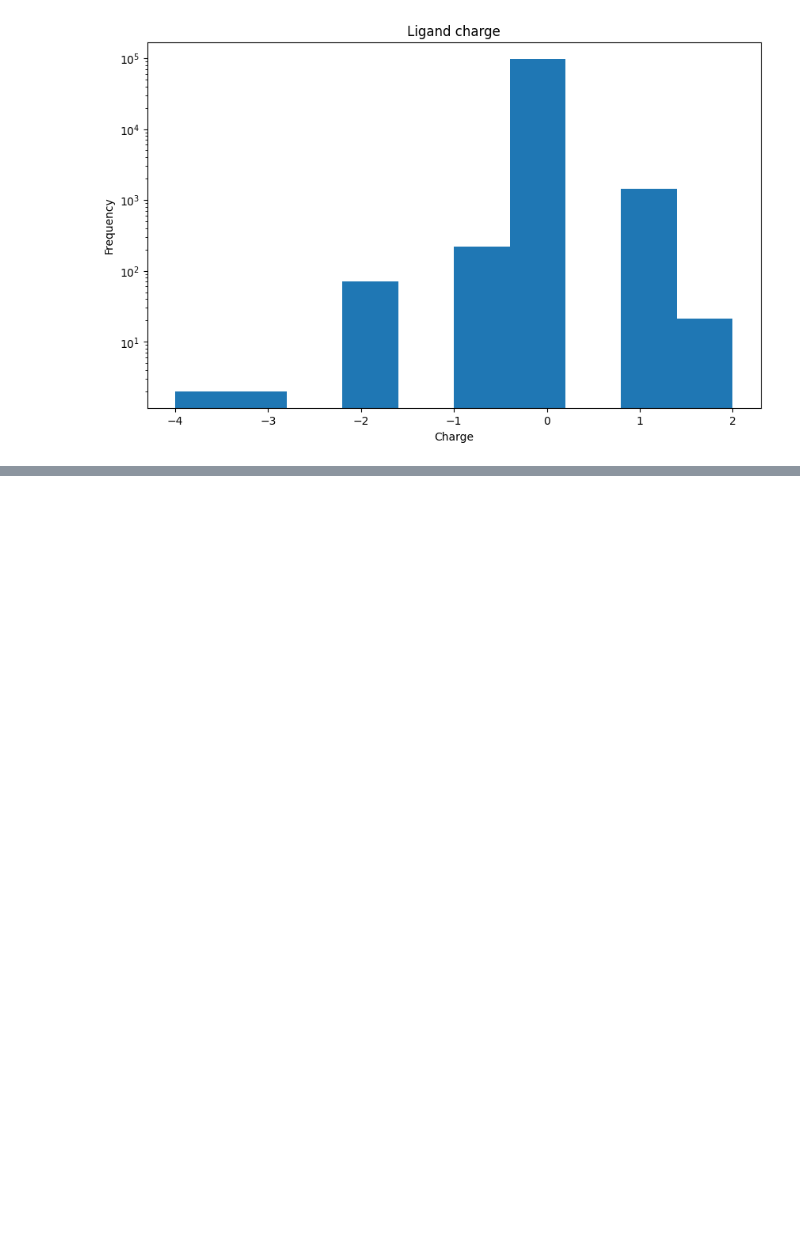
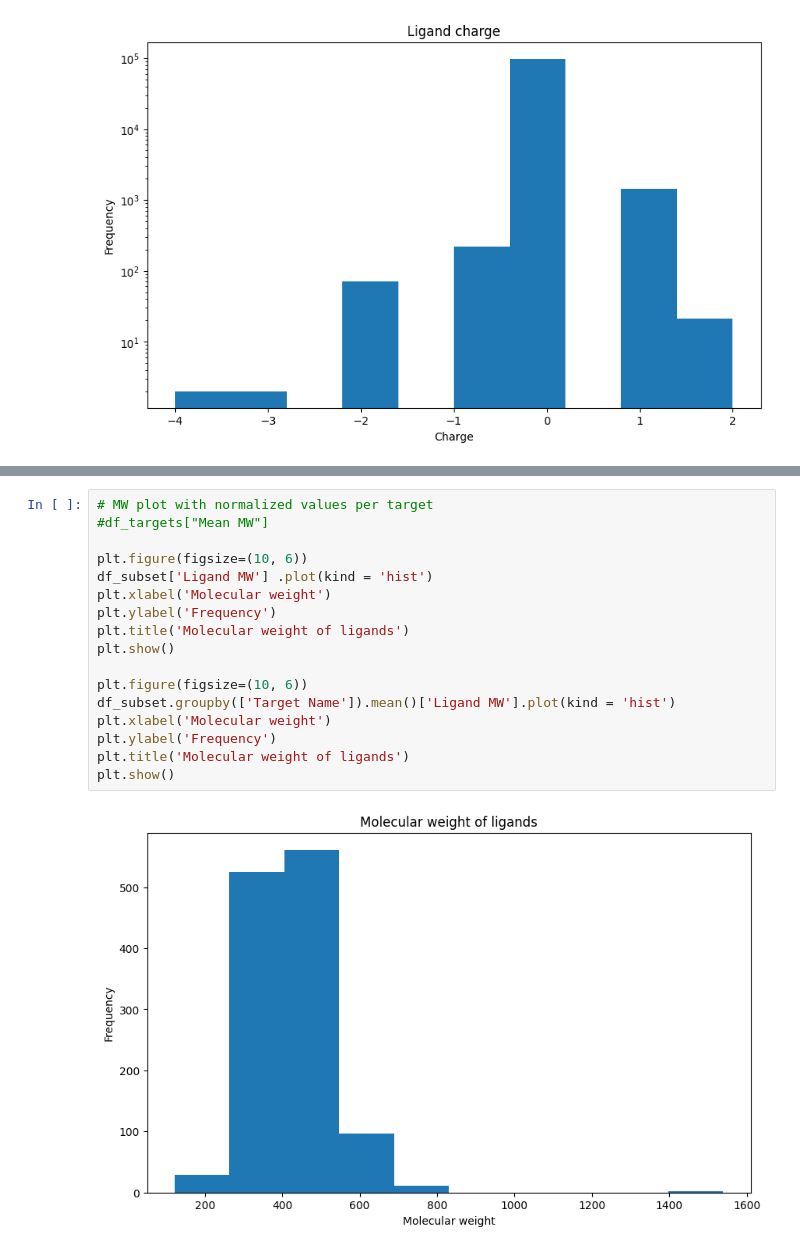
Before and after one commit to epfl-ada/ada-2024-project-laambada, a Jupyter notebook: ligands_chemical_characterisation.ipynb, the cells around one changed output, grey strips where cells are left out. Cells and saved outputs as stored; diff of their text form; blank space fills up the shorter version.

```diff
--- a/ligands_chemical_characterisation.ipynb
+++ b/ligands_chemical_characterisation.ipynb
@@ -235,0 +277,19 @@ plt.show()
+# %%
+# MW plot with normalized values per target
+#df_targets["Mean MW"]
+
+plt.figure(figsize=(10, 6))
+df_subset['Ligand MW'] .plot(kind = 'hist')
+plt.xlabel('Molecular weight')
+plt.ylabel('Frequency')
+plt.title('Molecular weight of ligands')
+plt.show()
+
+plt.figure(figsize=(10, 6))
+df_subset.groupby(['Target Name']).mean()['Ligand MW'].plot(kind = 'hist')
+plt.xlabel('Molecular weight')
+plt.ylabel('Frequency')
+plt.title('Molecular weight of ligands')
+plt.show()
+# %% [output]
+[figure, added]
```
Also changed, not shown: parts of 10 cells of this notebook.
